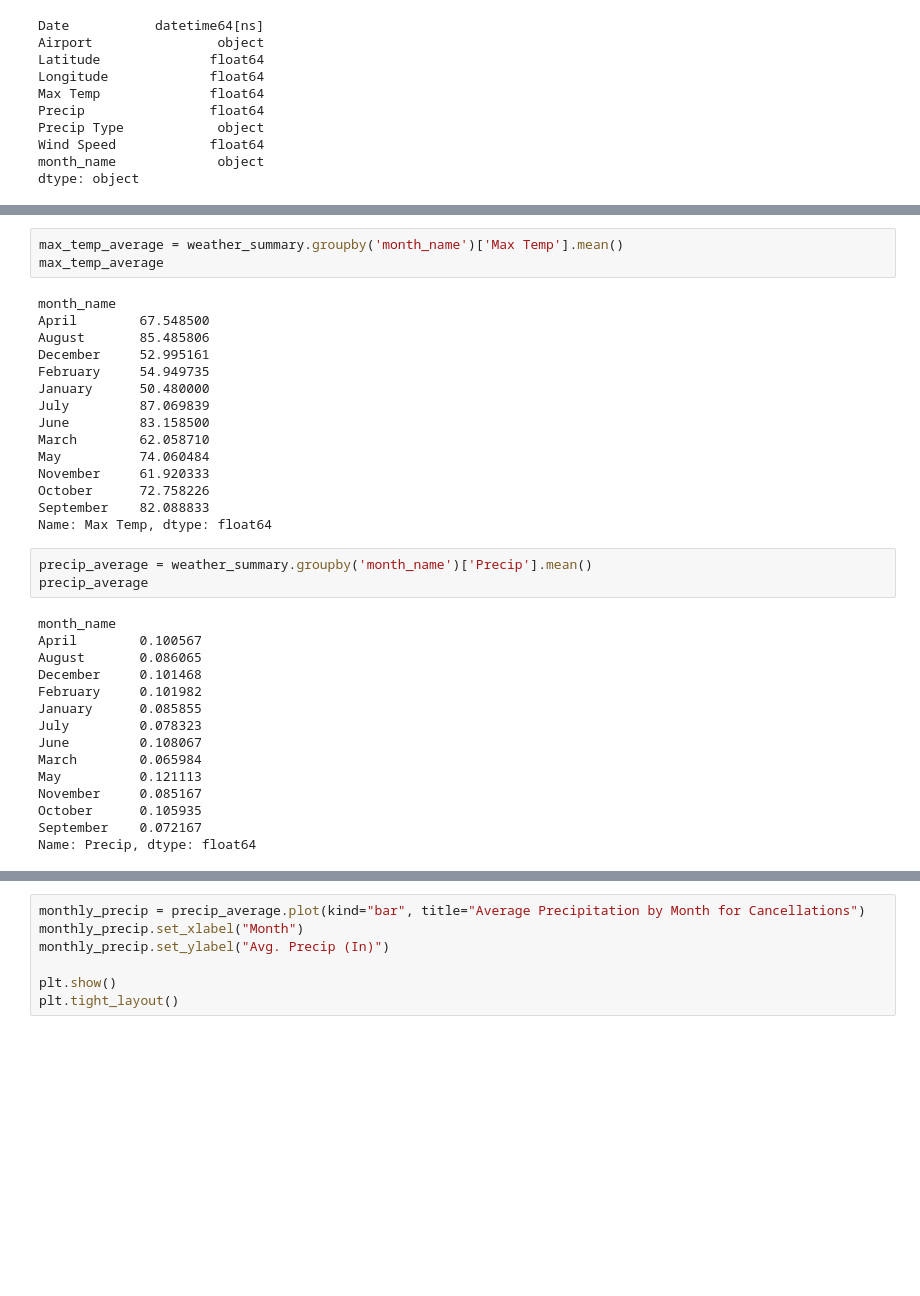
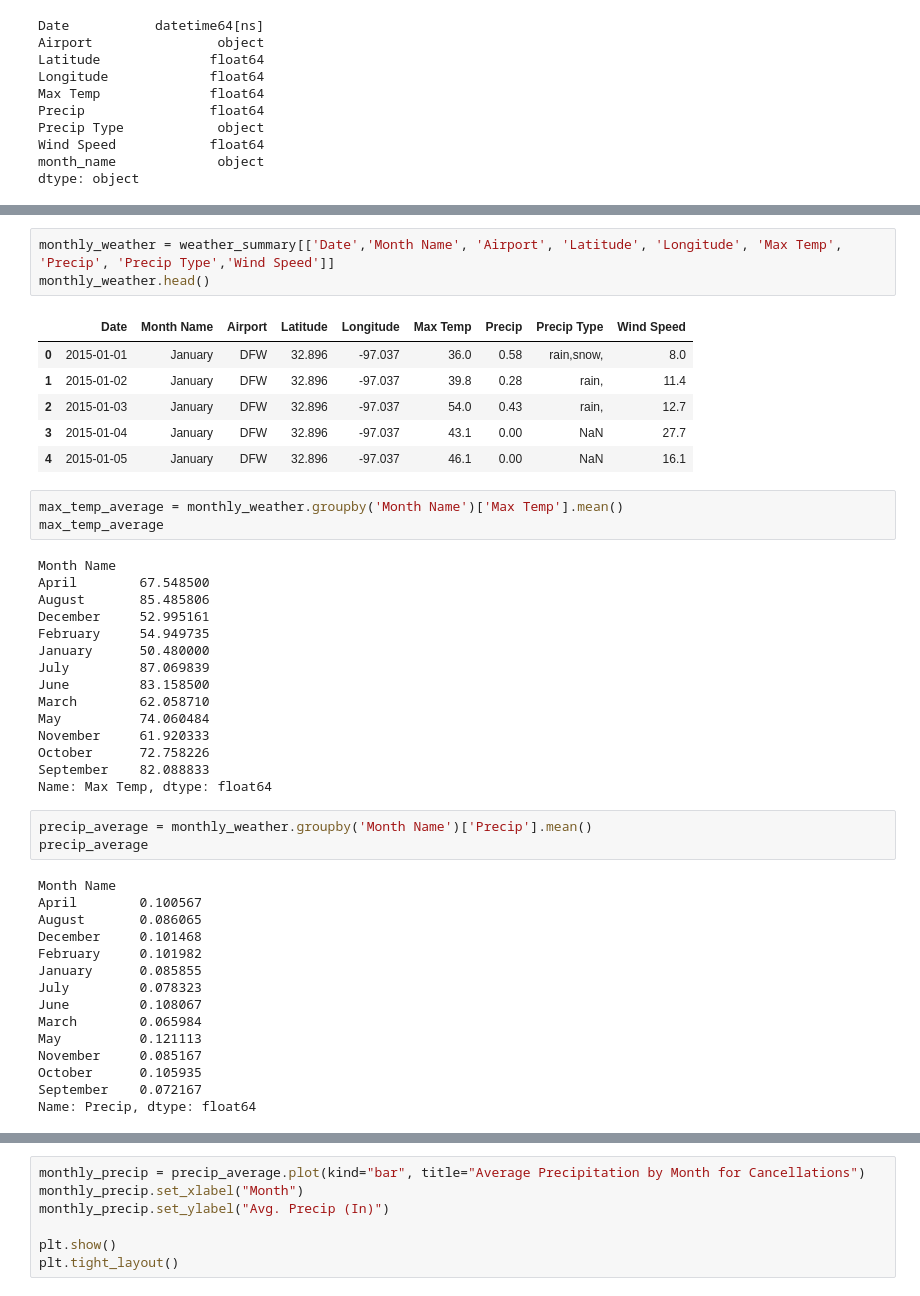
Before and after one commit to domingo-aj/Group-Project-1, a Jupyter notebook: dataviz_projectone_MG.ipynb, the cells around one changed output, grey strips where cells are left out. Drawn from its saved outputs; the diff is of its cells as text; blank space fills up the shorter version.

```diff
--- a/dataviz_projectone_MG.ipynb
+++ b/dataviz_projectone_MG.ipynb
@@ -217,11 +217,21 @@ weather_summary
 | 7303 | 2018-12-30 | ORD | 41.979 | -87.904 | 35.1 | 0.00 | NaN | 17.2 | December |
 | 7304 | 2018-12-31 | ORD | 41.979 | -87.904 | 38.9 | 0.86 | rain,snow, | 18.3 | December |
 7305 rows × 9 columns
+# %%
+monthly_weather = weather_summary[['Date','Month Name', 'Airport', 'Latitude', 'Longitude', 'Max Temp', 'Precip', 'Precip Type','Wind Speed']]
+monthly_weather.head()
+# %% [output]
+|  | Date | Month Name | Airport | Latitude | Longitude | Max Temp | Precip | Precip Type | Wind Speed |
+| 0 | 2015-01-01 | January | DFW | 32.896 | -97.037 | 36.0 | 0.58 | rain,snow, | 8.0 |
+| 1 | 2015-01-02 | January | DFW | 32.896 | -97.037 | 39.8 | 0.28 | rain, | 11.4 |
+| 2 | 2015-01-03 | January | DFW | 32.896 | -97.037 | 54.0 | 0.43 | rain, | 12.7 |
+| 3 | 2015-01-04 | January | DFW | 32.896 | -97.037 | 43.1 | 0.00 | NaN | 27.7 |
+| 4 | 2015-01-05 | January | DFW | 32.896 | -97.037 | 46.1 | 0.00 | NaN | 16.1 |
 # %%
-max_temp_average = weather_summary.groupby('month_name')['Max Temp'].mean()
+max_temp_average = monthly_weather.groupby('Month Name')['Max Temp'].mean()
 max_temp_average
 # %% [output]
-month_name
+Month Name
 April        67.548500
 August       85.485806
 December     52.995161
@@ -236,10 +246,10 @@ October      72.758226
 September    82.088833
 Name: Max Temp, dtype: float64
 # %%
-precip_average = weather_summary.groupby('month_name')['Precip'].mean()
+precip_average = monthly_weather.groupby('Month Name')['Precip'].mean()
 precip_average
 # %% [output]
-month_name
+Month Name
 April        0.100567
 August       0.086065
 December     0.101468
```
Also changed, not shown: parts of 5 cells of this notebook.
